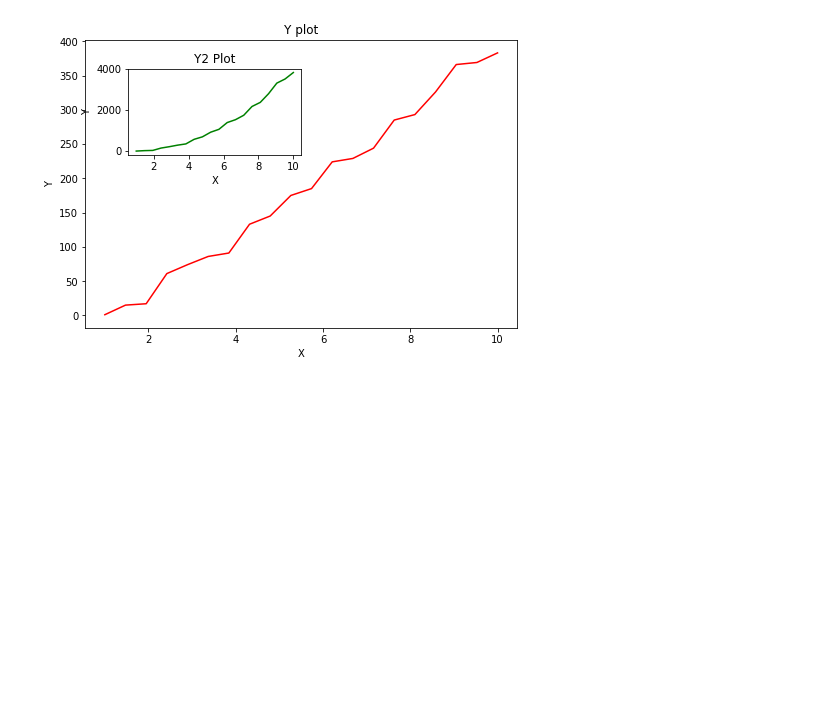
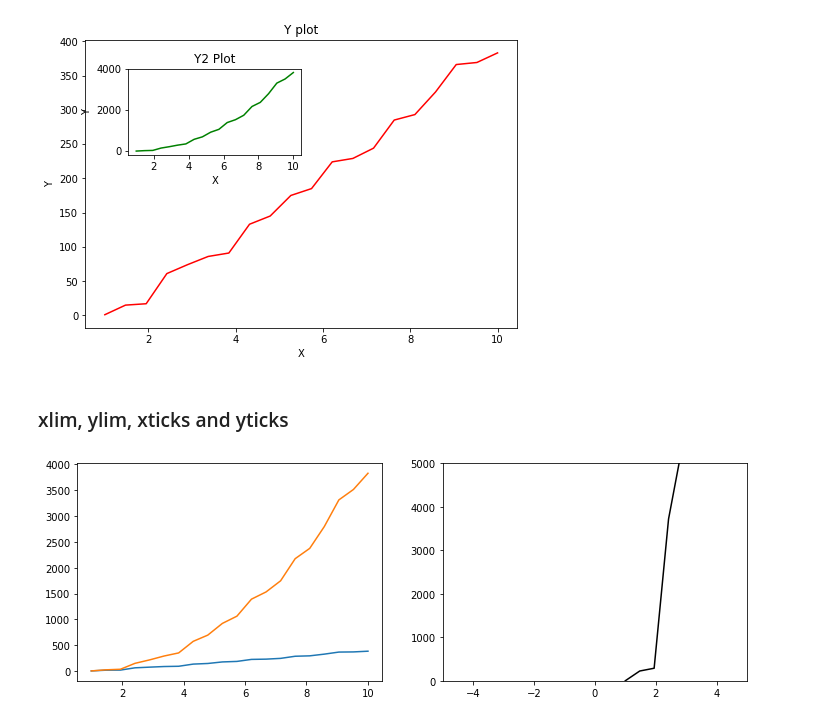
Before and after one commit to caiquemiranda/data-visualization-python, a Jupyter notebook: 05-matplotlib.ipynb, the cells around one changed output. Drawn from its saved outputs; the diff is of its cells as text; code cells hidden in the pictures; blank space fills up the shorter version.

```diff
--- a/05-matplotlib.ipynb
+++ b/05-matplotlib.ipynb
@@ -217,3 +217,18 @@ ax2.set_title('Y2 Plot')
 plt.show();
 # %% [output]
 [figure]
+# %% [markdown]
+### xlim, ylim, xticks and yticks
+# %%
+fig, ax = plt.subplots(1, 2, figsize = (12, 4))
+
+ax[0].plot(x, y, x, y2)
+
+ax[1].plot(x, y**2, 'k')
+
+ax[1].set_ylim([0, 5_000])
+ax[1].set_xlim([-5, 5])
+
+plt.show();
+# %% [output]
+[figure, added]
```
Also changed, not shown: parts of 1 cell of this notebook.
